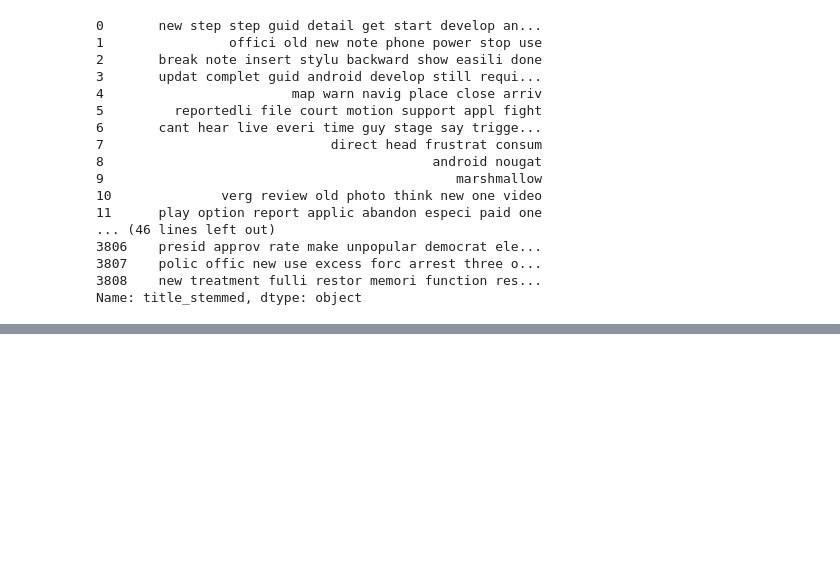
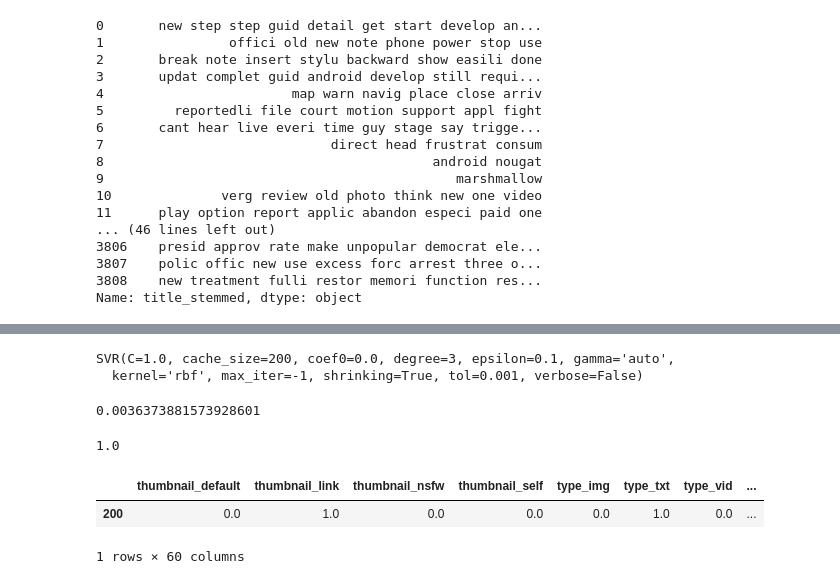
Before and after one commit to suyashkumar2409/Reddit-Karma-Predictor, a Jupyter notebook: Feature Engineering and Prediction.ipynb, the cells around one changed output, grey strips where cells are left out. Drawn from its saved outputs; the diff is of its cells as text; code cells hidden in the pictures; blank space fills up the shorter version.

```diff
--- a/Feature Engineering and Prediction.ipynb
+++ b/Feature Engineering and Prediction.ipynb
@@ -380,0 +451,2 @@ df.to_pickle('PostClass2.p')
+# %%
+df = pd.read_pickle('PostClass2.p')
@@ -380,0 +456,20 @@ df.to_pickle('PostClass2.p')
+# %%
+svmclass3 = svm.SVR()
+svmclass3.fit(X_train[final_attr],y_train)
+# %% [output]
+SVR(C=1.0, cache_size=200, coef0=0.0, degree=3, epsilon=0.1, gamma='auto',
+  kernel='rbf', max_iter=-1, shrinking=True, tol=0.001, verbose=False)
+# %%
+mean_squared_error(svmclass3.predict(X_test[final_attr]),y_test)
+# %% [output]
+0.0036373881573928601
+# %%
+df['ups'].max()
+# %% [output]
+1.0
+# %%
+df[df['ups'] == 1]
+# %% [output]
+|  | thumbnail_default | thumbnail_link | thumbnail_nsfw | thumbnail_self | type_img | type_txt | type_vid | ... |
+| 200 | 0.0 | 1.0 | 0.0 | 0.0 | 0.0 | 1.0 | 0.0 | ... |
+1 rows × 60 columns
```
Also changed, not shown: parts of 11 cells of this notebook, 2 other files.
